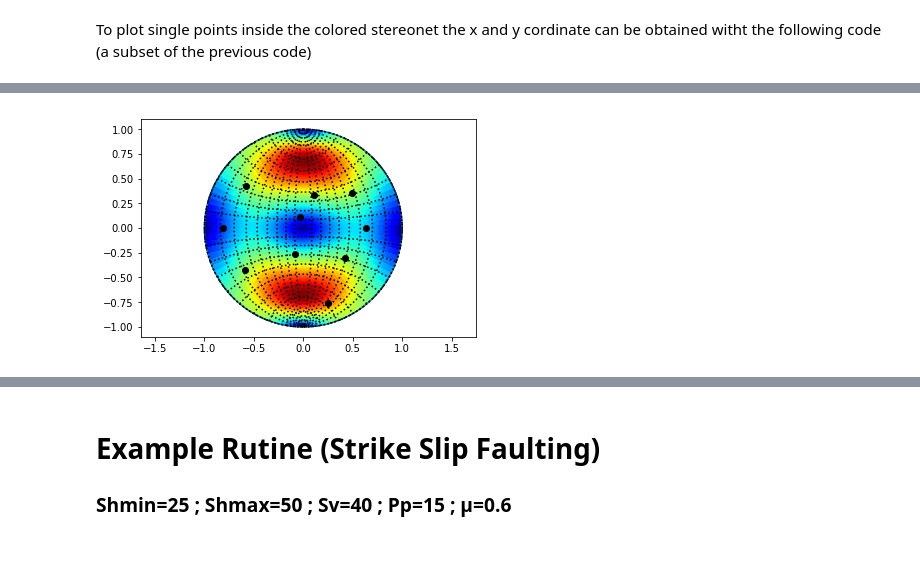
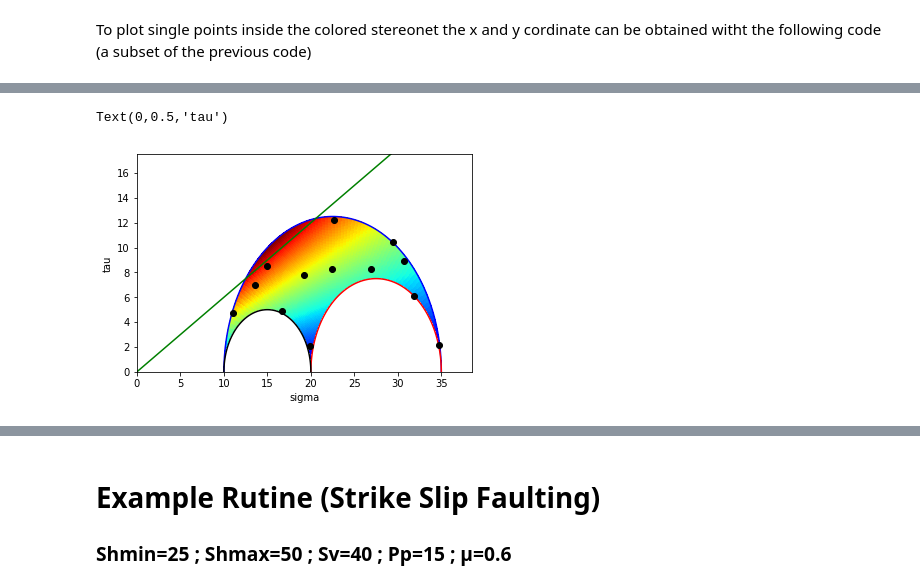
Before and after one commit to Alejobep/Petroleum_Enginering_Codes, a Jupyter notebook: Geomechanics Fault Reactivation.ipynb, the cells around one changed output, grey strips where cells are left out. Drawn from its saved outputs; the diff is of its cells as text; code cells hidden in the pictures; blank space fills up the shorter version.

```diff
--- a/Geomechanics Fault Reactivation.ipynb
+++ b/Geomechanics Fault Reactivation.ipynb
@@ -231,19 +249,0 @@ Finally the previous functions can be further summarized into a rutine to facili
-# %%
-#### defining the current state of our faults
-azimuth_shmin=0; azimuth_shmax=azimuth_shmin+90; S_hmin=20; S_hmax=30;Sv=45;Pp=15; mu=0.6;
-#### creting 10 random orientaiton and dips of faults
-striker= 360*np.linspace(0.1,1,num=10)
-dipr= 90*np.random.rand(10)
-#### Plotting Mohr circles
-S1,S2,S3,fault_regime=TypeFaulting(Sv,S_hmax,S_hmin)
-fig1=MohrCircle(S1,S2,S3,Pp,mu)
-#### plot the random faults inside the mohr circle
-#gotta obtain the transformation matrix and angles
-a,b,y=angle_transform(fault_regime,azimuth_shmax,azimuth_shmin)
-S_p,Rpg,Sg=Matrix_transforms(S1,S2,S3,a,b,y)
-for i in range (len(striker)):
-    n_n, n_s, n_d=new_cordinates(striker[i],dipr[i])
-    Sn, T_abs=oblique_stress_strain(Sg,n_n,n_s,n_d)
-    plt.plot((Sn-Pp),T_abs,'ko')
-plt.xlabel("sigma")
-plt.ylabel("tau")
@@ -253,11 +250,19 @@ Text(0,0.5,'tau')
-# %%
-#creating the stereonent color
-ster_outline()
-strikes=np.linspace(0,360,num=100)
-dips=np.linspace(0, 90, num=100)
-color_ster(strikes,dips,Sg)
-#plotting the random points
-for i in range (len(striker)):
-    point_ster(striker[i],dipr[i])
-# %% [output]
-[figure, removed]
+# %%
+#random faults getting plotted as points
+strikerand= 360*np.linspace(0.1,1,num=13);
+diprand= 90*np.random.rand(13);
+#describing the fault
+NormalFault=fault(45,30,20,10,0.6,0);
+TypeFaulting(NormalFault)
+angle_transform(NormalFault);
+Matrix_transforms(NormalFault);
+MohrCircle(NormalFault)
+for i in range (len(strikerand)):
+    n_n, n_s, n_d=new_cordinates(strikerand[i],diprand[i])
+    Sn, T_abs=oblique_stress_strain(NormalFault.Sg,n_n,n_s,n_d)
+    plt.plot((Sn-NormalFault.Pp),T_abs,'ko')
+plt.xlabel("sigma")
+plt.ylabel("tau")
+# %% [output]
+Text(0,0.5,'tau')
+[figure, added]
```
Also changed, not shown: parts of 20 cells of this notebook.
